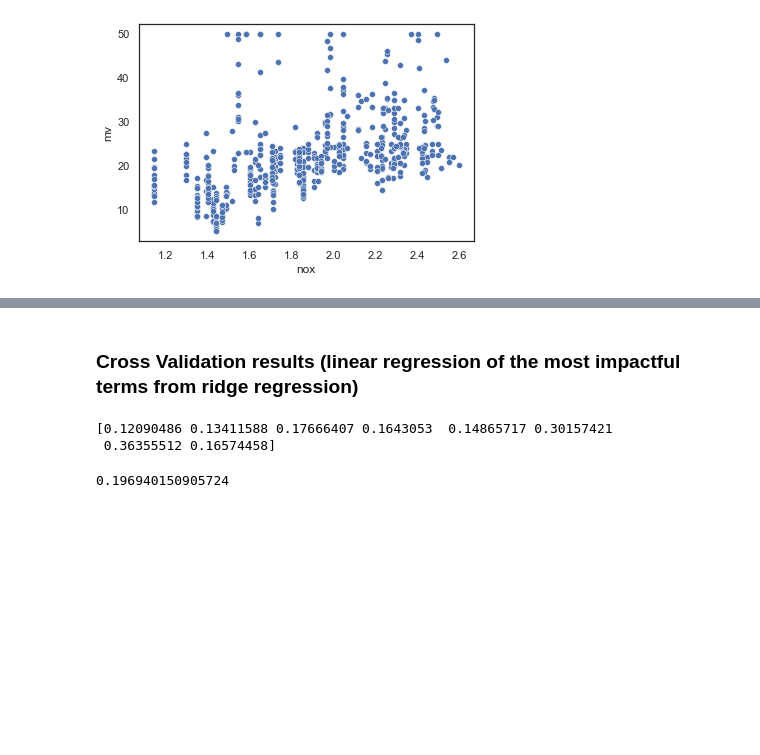
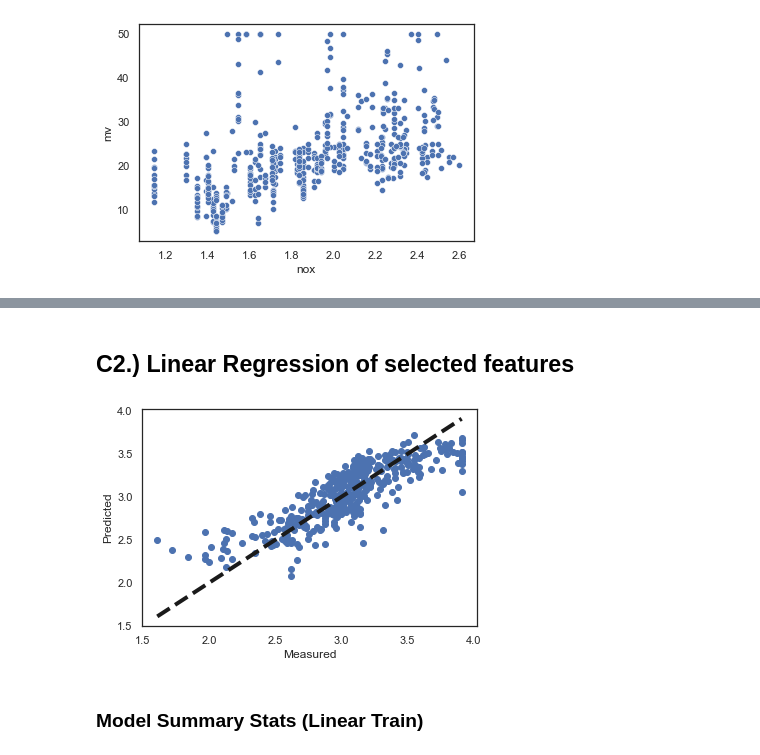
Before and after one commit to bblank70/MSDS422, a Jupyter notebook: Assignment2- Boston_Housing.ipynb, the cells around one changed output, grey strips where cells are left out. Drawn from its saved outputs; the diff is of its cells as text; code cells hidden in the pictures; blank space fills up the shorter version.

```diff
--- a/Assignment2- Boston_Housing.ipynb
+++ b/Assignment2- Boston_Housing.ipynb
@@ -776,13 +359,35 @@ RMSE:  0.1822
-# %% [markdown]
-### Cross Validation results (linear regression of the most impactful terms from ridge regression)
-# %%
-kfold = KFold(n_splits=8, random_state=RANDOM_SEED)
-
-#get RMSE for the folds
-cv_results = np.sqrt(-cross_val_score(Lsub_regress, X_sub, y_sub, cv=kfold, scoring= 'neg_mean_squared_error'))
-print(cv_results)
-np.mean(cv_results)
-# %% [output]
-[0.12090486 0.13411588 0.17666407 0.1643053  0.14865717 0.30157421
- 0.36355512 0.16574458]
-0.196940150905724
+# %%
+Trimmed_Train, Trimmed_Test = train_test_split(model_data, test_size = 0.2, random_state = RANDOM_SEED)
+
+#separate features from labels
+
+T_Test_y = Trimmed_Test['log_MV'].copy()
+T_Test_X = Trimmed_Test.drop('log_MV', axis=1)
+
+T_Train_y = Trimmed_Train['log_MV'].copy()
+T_Train_X = Trimmed_Train.drop('log_MV', axis=1)
+# %% [markdown]
+## C2.) Linear Regression of selected features
+# %%
+Linear_pipe = Pipeline([
+        ('scaler', StandardScaler()),
+        ('regressor', LinearRegression())
+        ])
+# %%
+Linear_pipe.fit(T_Train_X, T_Train_y)
+
+Linear_T_train_pred = Linear_pipe.predict(T_Train_X)
+
+
+fig, T_train = plt.subplots()
+T_train.scatter(T_Train_y, Linear_T_train_pred)
+#plt.plot(Train_Features, Train_Labels_pred, color='blue', linewidth=3)
+T_train.plot([T_Train_y.min(), T_Train_y.max()], [T_Train_y.min(), T_Train_y.max()], 'k--', lw=4)
+T_train.set_xlabel('Measured')
+T_train.set_ylabel('Predicted')
+
+plt.show()
+# %% [output]
+[figure, added]
+# %% [markdown]
+### Model Summary Stats (Linear Train)
```
Also changed, not shown: parts of 118 cells of this notebook.
